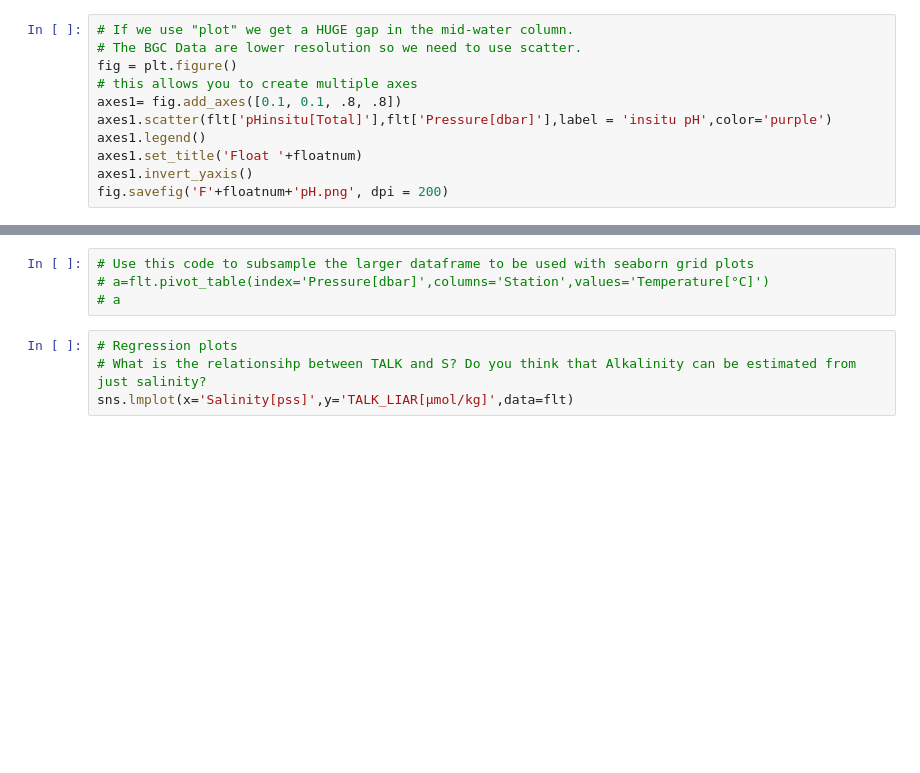
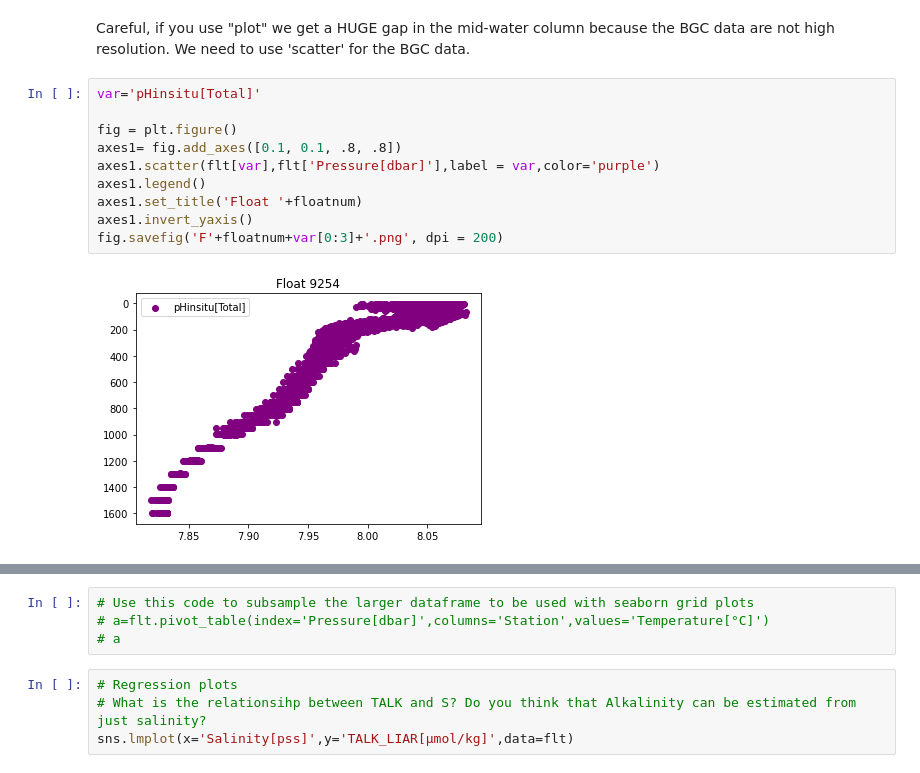
Before and after one commit to ognancy4life/OBD_Lab, a Jupyter notebook: OBD_SOCCOM_L3.ipynb, the cells around one changed output, grey strips where cells are left out. Drawn from its saved outputs; the diff is of its cells as text; blank space fills up the shorter version.

```diff
--- a/OBD_SOCCOM_L3.ipynb
+++ b/OBD_SOCCOM_L3.ipynb
@@ -237,12 +383,15 @@ fig.savefig('F'+floatnum+'DICTALKQC.png', dpi = 200)
+# %% [markdown]
+Careful, if you use "plot" we get a HUGE gap in the mid-water column because the BGC data are not high resolution. We need to use 'scatter' for the BGC data.
 # %%
-# If we use "plot" we get a HUGE gap in the mid-water column.
-# The BGC Data are lower resolution so we need to use scatter.
+var='pHinsitu[Total]'
+
 fig = plt.figure()
-# this allows you to create multiple axes
 axes1= fig.add_axes([0.1, 0.1, .8, .8])
-axes1.scatter(flt['pHinsitu[Total]'],flt['Pressure[dbar]'],label = 'insitu pH',color='purple')
+axes1.scatter(flt[var],flt['Pressure[dbar]'],label = var,color='purple')
 axes1.legend()
 axes1.set_title('Float '+floatnum)
 axes1.invert_yaxis()
-fig.savefig('F'+floatnum+'pH.png', dpi = 200)
+fig.savefig('F'+floatnum+var[0:3]+'.png', dpi = 200)
+# %% [output]
+[figure, added]
 # %%
```
Also changed, not shown: parts of 51 cells of this notebook, 6 other files.
